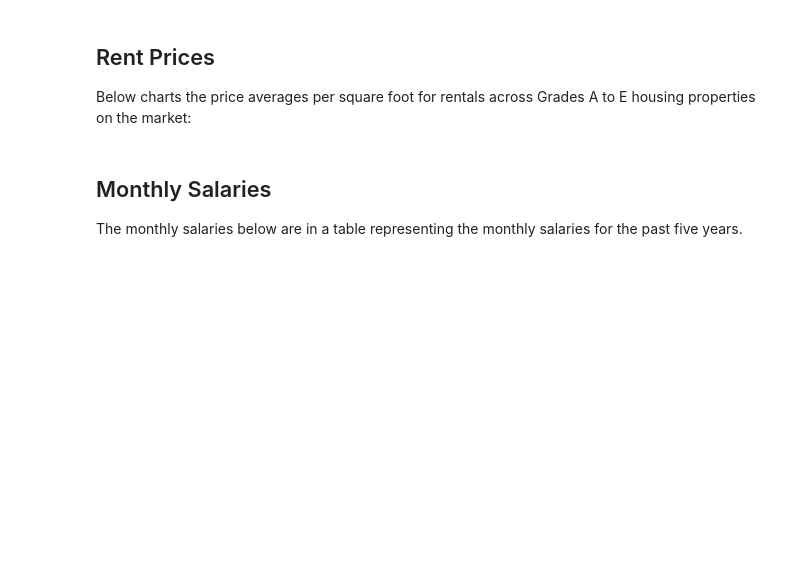
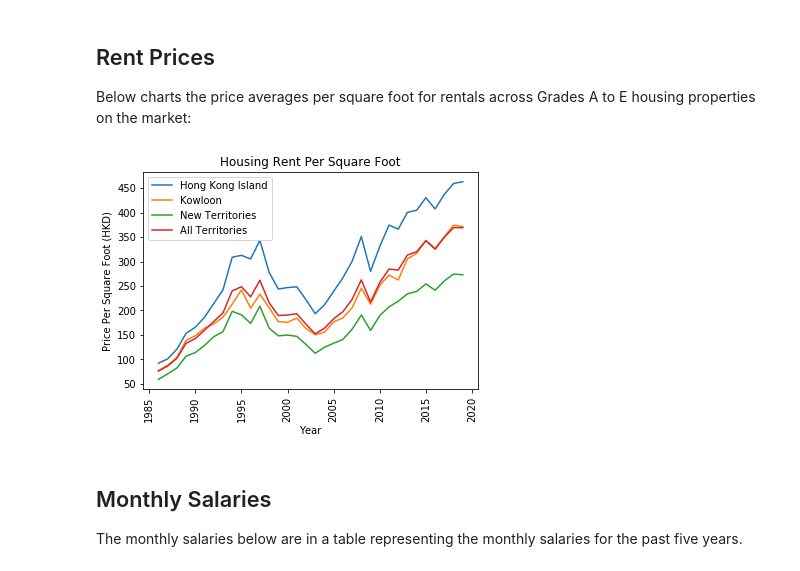
Before and after one commit to angusleung100/hkhousinganalysis, a Jupyter notebook: HK Housing Analysis.ipynb, the cells around one changed output. Cells and saved outputs as stored; diff of their text form; code cells hidden in the pictures; blank space fills up the shorter version.

```diff
--- a/HK Housing Analysis.ipynb
+++ b/HK Housing Analysis.ipynb
@@ -61,6 +138,83 @@ Below charts the price averages per square foot for bought housing across Grades
 ## Rent Prices
 
 Below charts the price averages per square foot for rentals across Grades A to E housing properties on the market:
+# %%
+# Housing Rent Data
+
+# Hong Kong Island Data
+rentByClassHKIDataQuery = cursor.execute("SELECT * FROM `rv_rent_by_class_data_hki`;")
+rentByClassHKIDataQuery = cursor.fetchall()
+
+rentByClassHKIDF = panda.DataFrame(rentByClassHKIDataQuery)
+
+yearToNum = []
+avgRentHKI = []
+
+for row in rentByClassHKIDF.iloc(0):
+    yearToNum.append(int(row[0]))
+    avgRentHKI.append((float(row[1]) + float(row[2]) + float(row[3]) + float(row[4]) + float(row[5]))/5)
+
+try:
+    plot.plot(yearToNum, avgRentHKI, label="Hong Kong Island")
+
+    plot.title("Housing Rent Per Square Foot")
+    plot.xlabel("Year")
+    plot.xticks(rotation=90)
+    plot.ylabel("Price Per Square Foot (HKD)")
+except TypeError:
+    pass
+
+# Kowloon Data
+rentByClassKOWDataQuery = cursor.execute("SELECT * FROM `rv_rent_by_class_data_kow`;")
+rentbyClassKOWDataQuery = cursor.fetchall()
+
+rentByClassKOWDF = panda.DataFrame(rentbyClassKOWDataQuery)
+
+yearToNum = []
+avgRentKOW = []
+
+for row in rentByClassKOWDF.iloc(0):
+    yearToNum.append(int(row[0]))
+    avgRentKOW.append((float(row[1]) + float(row[2]) + float(row[3]) + float(row[4]) + float(row[5]))/5)
+
+try:
+    plot.plot(yearToNum, avgRentKOW, label="Kowloon")
+except TypeError:
+    pass
+
+# New Territories Data
+rentByClassNTDataQuery = cursor.execute("SELECT * FROM `rv_rent_by_class_data_nt`;")
+rentbyClassNTDataQuery = cursor.fetchall()
+
+rentByClassNTDF = panda.DataFrame(rentbyClassNTDataQuery)
+
+yearToNum = []
+avgRentNT = []
+
+for row in rentByClassNTDF.iloc(0):
+    yearToNum.append(int(row[0]))
+    avgRentNT.append((float(row[1]) + float(row[2]) + float(row[3]) + float(row[4]) + float(row[5]))/5)
+
+try:
+    plot.plot(yearToNum, avgRentNT, label="New Territories")
+except TypeError:
+    pass
+
+# All Territories
+
+avgRentAllTerritories = []
+
+for index in range(len(avgPriceNT)):
+    avgRentAllTerritories.append((float(avgRentHKI[index]) + float(avgRentKOW[index]) + float(avgRentNT[index]))/3)
+
+try:
+    plot.plot(yearToNum, avgRentAllTerritories, label="All Territories")
+    plot.legend()
+    plot.show()
+except TypeError:
+    pass
+# %% [output]
+[figure, added]
 # %% [markdown]
 ## Monthly Salaries
 
```
Also changed, not shown: parts of 1 cell of this notebook.
